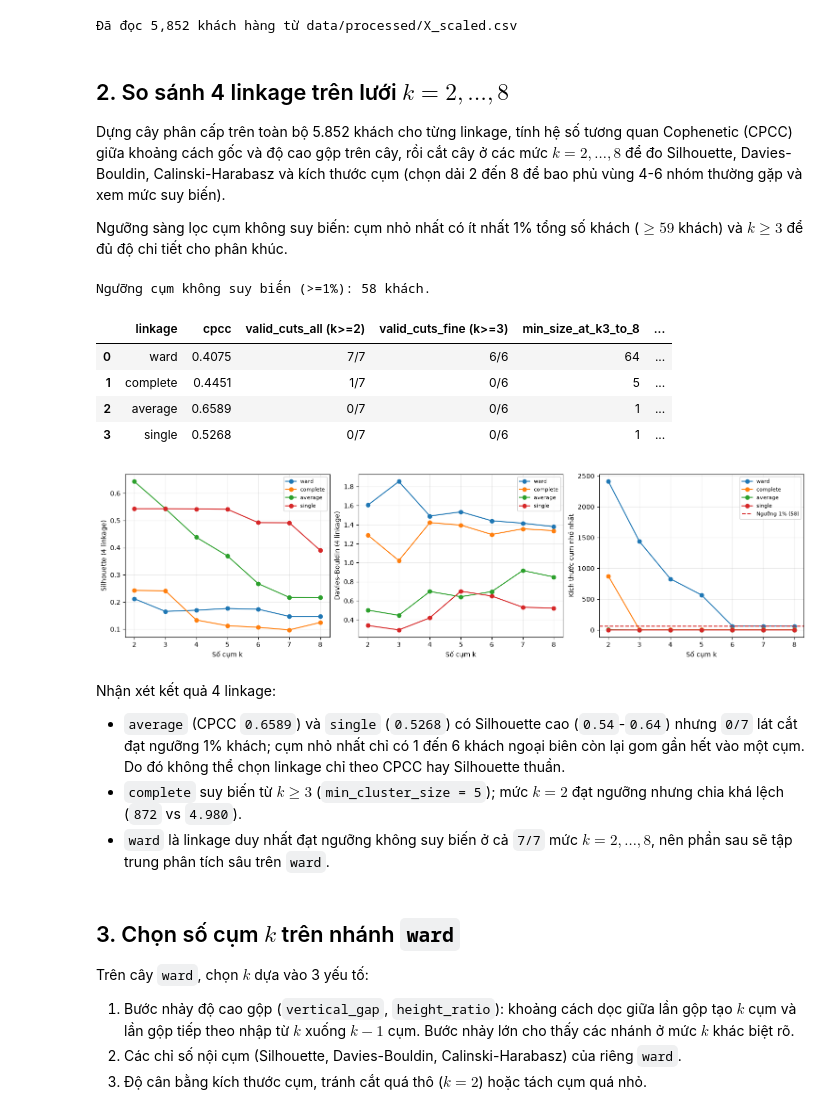
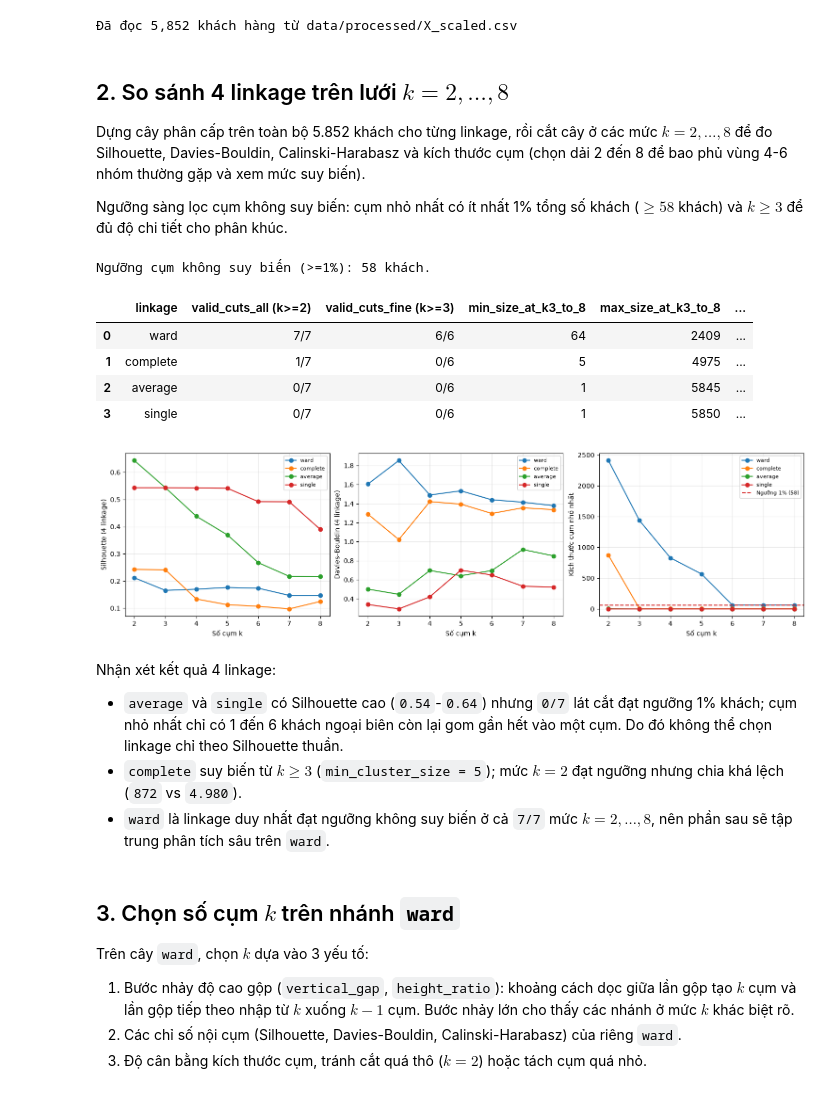
Before and after one commit to Phuctqt123/BTL_DATAMINING, a Jupyter notebook: clustering/hierarchical.ipynb, the cells around one changed output. Drawn from its saved outputs; the diff is of its cells as text; code cells hidden in the pictures.

Commit message:
feat(clustering): add report + remove CPCC + synchronize code

```diff
--- a/clustering/hierarchical.ipynb
+++ b/clustering/hierarchical.ipynb
@@ -57,24 +56,20 @@ results_dir = RESULTS_DIR
 # %% [markdown]
 ## 2. So sánh 4 linkage trên lưới $k = 2, \ldots, 8$
 
-Dựng cây phân cấp trên toàn bộ 5.852 khách cho từng linkage, tính hệ số tương quan Cophenetic (CPCC) giữa khoảng cách gốc và độ cao gộp trên cây, rồi cắt cây ở các mức $k = 2, \ldots, 8$ để đo Silhouette, Davies-Bouldin, Calinski-Harabasz và kích thước cụm (chọn dải 2 đến 8 để bao phủ vùng 4-6 nhóm thường gặp và xem mức suy biến).
+Dựng cây phân cấp trên toàn bộ 5.852 khách cho từng linkage, rồi cắt cây ở các mức $k = 2, \ldots, 8$ để đo Silhouette, Davies-Bouldin, Calinski-Harabasz và kích thước cụm (chọn dải 2 đến 8 để bao phủ vùng 4-6 nhóm thường gặp và xem mức suy biến).
 
-Ngưỡng sàng lọc cụm không suy biến: cụm nhỏ nhất có ít nhất 1% tổng số khách ($\ge 59$ khách) và $k \ge 3$ để đủ độ chi tiết cho phân khúc.
+Ngưỡng sàng lọc cụm không suy biến: cụm nhỏ nhất có ít nhất 1% tổng số khách ($\ge 58$ khách) và $k \ge 3$ để đủ độ chi tiết cho phân khúc.
 # %%
 LINKAGES = ["ward", "complete", "average", "single"]
 K_VALUES = list(range(2, 9))
 
-pairwise_dists = pdist(X, metric="euclidean")
 trees = {}
-cpcc_by_linkage = {}
 labels_by_cut = {}
 rows = []
 
 for method in LINKAGES:
     tree = linkage(X, method=method, metric="euclidean")
     trees[method] = tree
-    cpcc_val, _ = cophenet(tree, pairwise_dists)
-    cpcc_by_linkage[method] = float(cpcc_val)
     for k, labels in zip(K_VALUES, cut_tree(tree, n_clusters=K_VALUES).T):
         labels_by_cut[method, k] = labels
         rows.append({"linkage": method, "k": k, **evaluate_clustering(X, labels)})
@@ -90,45 +85,44 @@ for method in LINKAGES:
     valid_all = int((sub["min_cluster_size"] >= min_cluster_size).sum())
     valid_k3 = int((sub_k3["min_cluster_size"] >= min_cluster_size).sum())
     summary_rows.append({
         "linkage": method,
-        "cpcc": round(cpcc_by_linkage[method], 4),
-        # Có bao nhiêu lát cắt hợp lệ trên toàn bộ 6 mức (k = 2, 3, 4, 5, 6, 7).
+        # Có bao nhiêu lát cắt hợp lệ trên toàn bộ 7 mức (k = 2..8).
         "valid_cuts_all (k>=2)": f"{valid_all}/{len(sub)}",
-        # Có bao nhiêu lát cắt hợp lệ trên 5 mức chia chi tiết/mịn (k = 3, 4, 5, 6, 7, bỏ mức quá thô k=2).
+        # Có bao nhiêu lát cắt hợp lệ trên 6 mức chia chi tiết/mịn (k = 3..8, bỏ mức quá thô k=2).
         "valid_cuts_fine (k>=3)": f"{valid_k3}/{len(sub_k3)}",
         "min_size_at_k3_to_8": int(sub_k3["min_cluster_size"].min()),
         "max_size_at_k3_to_8": int(sub_k3["max_cluster_size"].max()),
         "best_sil_all": round(float(sub["silhouette"].max()), 4),
     })
 
 linkage_summary = pd.DataFrame(summary_rows)
 print(f"Ngưỡng cụm không suy biến (>=1%): {min_cluster_size} khách.")
 display(linkage_summary)
 
 # Biểu đồ đối chứng 4 linkage
 fig, axes = plt.subplots(1, 3, figsize=(15, 4), constrained_layout=True)
 for method, scores in tuning.groupby("linkage", sort=False):
     axes[0].plot(scores["k"], scores["silhouette"], marker="o", label=method)
     axes[1].plot(scores["k"], scores["davies_bouldin"], marker="o", label=method)
     axes[2].plot(scores["k"], scores["min_cluster_size"], marker="o", label=method)
 
 axes[2].axhline(min_cluster_size, color="tab:red", linestyle="--", label=f"Ngưỡng 1% ({min_cluster_size})")
 for ax, title in zip(axes, ["Silhouette (4 linkage)", "Davies–Bouldin (4 linkage)", "Kích thước cụm nhỏ nhất"]):
     ax.set(xlabel="Số cụm k", ylabel=title, xticks=K_VALUES)
     ax.grid(alpha=0.25)
     ax.legend(fontsize=8)
 plt.show()
 # %% [output]
 Ngưỡng cụm không suy biến (>=1%): 58 khách.
-|  | linkage | cpcc | valid_cuts_all (k>=2) | valid_cuts_fine (k>=3) | min_size_at_k3_to_8 | ... |
-| 0 | ward | 0.4075 | 7/7 | 6/6 | 64 | ... |
-| 1 | complete | 0.4451 | 1/7 | 0/6 | 5 | ... |
-| 2 | average | 0.6589 | 0/7 | 0/6 | 1 | ... |
-| 3 | single | 0.5268 | 0/7 | 0/6 | 1 | ... |
+|  | linkage | valid_cuts_all (k>=2) | valid_cuts_fine (k>=3) | min_size_at_k3_to_8 | max_size_at_k3_to_8 | ... |
+| 0 | ward | 7/7 | 6/6 | 64 | 2409 | ... |
+| 1 | complete | 1/7 | 0/6 | 5 | 4975 | ... |
+| 2 | average | 0/7 | 0/6 | 1 | 5845 | ... |
+| 3 | single | 0/7 | 0/6 | 1 | 5850 | ... |
 [figure]
 # %% [markdown]
 Nhận xét kết quả 4 linkage:
-- `average` (CPCC `0.6589`) và `single` (`0.5268`) có Silhouette cao (`0.54`-`0.64`) nhưng `0/7` lát cắt đạt ngưỡng 1% khách; cụm nhỏ nhất chỉ có 1 đến 6 khách ngoại biên còn lại gom gần hết vào một cụm. Do đó không thể chọn linkage chỉ theo CPCC hay Silhouette thuần.
+- `average` và `single` có Silhouette cao (`0.54`-`0.64`) nhưng `0/7` lát cắt đạt ngưỡng 1% khách; cụm nhỏ nhất chỉ có 1 đến 6 khách ngoại biên còn lại gom gần hết vào một cụm. Do đó không thể chọn linkage chỉ theo Silhouette thuần.
 - `complete` suy biến từ $k \ge 3$ (`min_cluster_size = 5`); mức $k = 2$ đạt ngưỡng nhưng chia khá lệch (`872` vs `4.980`).
 - `ward` là linkage duy nhất đạt ngưỡng không suy biến ở cả `7/7` mức $k = 2, \ldots, 8$, nên phần sau sẽ tập trung phân tích sâu trên `ward`.
 # %% [markdown]
```
Also changed, not shown: parts of 2 cells of this notebook, 11 other files.
